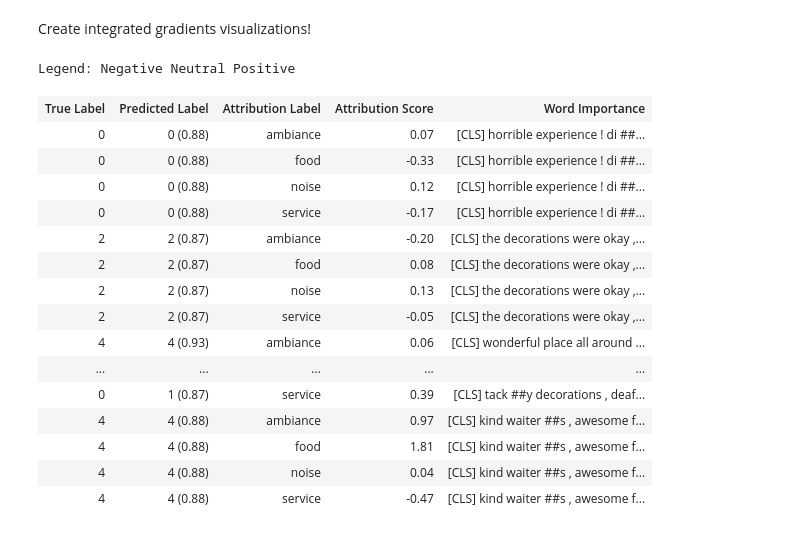
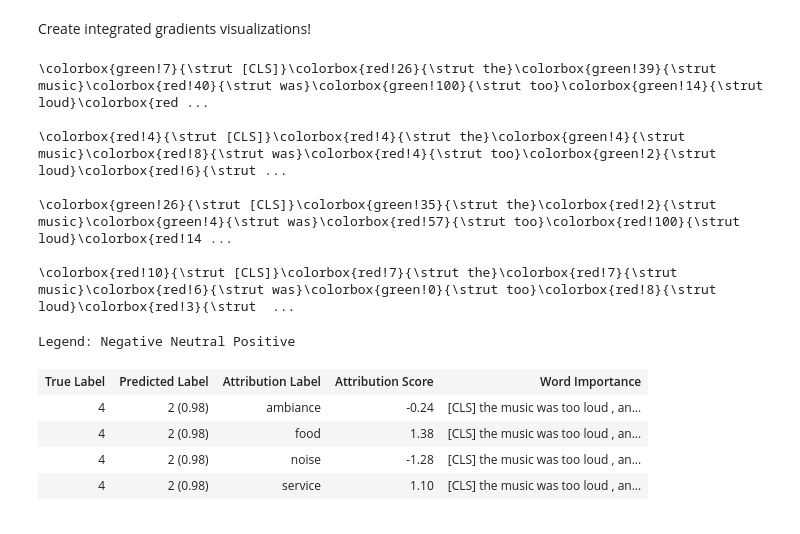
Before and after one commit to frankaging/Causal-Proxy-Model, a Jupyter notebook: cpm_experiments/gradients.ipynb, the cells around one changed output. Drawn from its saved outputs; the diff is of its cells as text; code cells hidden in the pictures.

```diff
--- a/cpm_experiments/gradients.ipynb
+++ b/cpm_experiments/gradients.ipynb
@@ -1658,8 +1474,7 @@ def hf_ig_analyses(inputs, targets, tokenizer, model):
         for aspect, _ in enumerate(ASPECTS):
             score_vis = hf_ig_analysis_one(text, true_class, tokenizer, model, aspect=aspect)
             data.append(score_vis)
-    viz.visualize_text(data)
-
+    html = viz.visualize_text(data)
 
 def hf_ig_analysis_one(text, true_class, tokenizer, model, device=0, aspect=None):
     # Option to look at different layers:
@@ -1671,7 +1486,7 @@ def hf_ig_analysis_one(text, true_class, tokenizer, model, device=0, aspect=None
         # logits at first index, cpm returns multiple logits
         # logits = model(inputs).logits
         # return logits[pred_ind] if isinstance(logits, tuple) else logits
-        return model(inputs)
+        return model(inputs, output_hidden_states=True)
 
     ig = LayerIntegratedGradients(ig_forward, layer)
 
@@ -1711,6 +1526,20 @@ def hf_ig_analysis_one(text, true_class, tokenizer, model, device=0, aspect=None
         raw_input_ids=raw_input,
         convergence_score=None)
 
+    max_score = max([abs(score) for score in scores.tolist()])
+    mag = 1.0/max_score
+    word_idx = 0
+    latex_str = ""
+    for score in scores.tolist():
+        sign = "green" if score > 0 else "red"
+        color_mag = int(abs(score*mag)*100)
+        word = raw_input[word_idx]
+        latex_str += "\\colorbox{"+sign+"!"+str(color_mag)+"}{\\strut "+word+"}"
+        word_idx += 1
+
+    print(latex_str)
+    print()
+
     return score_vis
 # %% [markdown]
 Create integrated gradients visualizations!
@@ -1734,20 +1563,29 @@ labels = [0, 2, 4, 3, 0, 4]
-# %%
-hf_ig_analyses(example_sentences, labels, cpm_explainer.tokenizer, cpm_explainer.cpm_model.model)
-# %% [output]
-Legend: Negative Neutral Positive
-| True Label | Predicted Label | Attribution Label | Attribution Score | Word Importance |
-| 0 | 0 (0.88) | ambiance | 0.07 | [CLS] horrible experience ! di ##... |
-| 0 | 0 (0.88) | food | -0.33 | [CLS] horrible experience ! di ##... |
-| 0 | 0 (0.88) | noise | 0.12 | [CLS] horrible experience ! di ##... |
-| 0 | 0 (0.88) | service | -0.17 | [CLS] horrible experience ! di ##... |
-| 2 | 2 (0.87) | ambiance | -0.20 | [CLS] the decorations were okay ,... |
-| 2 | 2 (0.87) | food | 0.08 | [CLS] the decorations were okay ,... |
-| 2 | 2 (0.87) | noise | 0.13 | [CLS] the decorations were okay ,... |
-| 2 | 2 (0.87) | service | -0.05 | [CLS] the decorations were okay ,... |
-| 4 | 4 (0.93) | ambiance | 0.06 | [CLS] wonderful place all around ... |
-| ... | ... | ... | ... | ... |
-| 0 | 1 (0.87) | service | 0.39 | [CLS] tack ##y decorations , deaf... |
-| 4 | 4 (0.88) | ambiance | 0.97 | [CLS] kind waiter ##s , awesome f... |
-| 4 | 4 (0.88) | food | 1.81 | [CLS] kind waiter ##s , awesome f... |
-| 4 | 4 (0.88) | noise | 0.04 | [CLS] kind waiter ##s , awesome f... |
-| 4 | 4 (0.88) | service | -0.47 | [CLS] kind waiter ##s , awesome f... |
+# %%
+example_sentences = [
+    'The music was too loud, and the decorations were tasteless, but they had friendly waiters and delicious pasta'
+]
+
+labels = [4]
+# %%
+CONTROL = False
+_ = random.seed(seed)
+_ = np.random.seed(seed)
+_ = torch.manual_seed(seed)
+hf_ig_analyses(
+    example_sentences, labels, explainer.tokenizer,
+    explainer.cpm_model.model
+)
+# %% [output]
+\colorbox{green!7}{\strut [CLS]}\colorbox{red!26}{\strut the}\colorbox{green!39}{\strut music}\colorbox{red!40}{\strut was}\colorbox{green!100}{\strut too}\colorbox{green!14}{\strut loud}\colorbox{red ...
+
+\colorbox{red!4}{\strut [CLS]}\colorbox{red!4}{\strut the}\colorbox{green!4}{\strut music}\colorbox{red!8}{\strut was}\colorbox{red!4}{\strut too}\colorbox{green!2}{\strut loud}\colorbox{red!6}{\strut ...
+
+\colorbox{green!26}{\strut [CLS]}\colorbox{green!35}{\strut the}\colorbox{red!2}{\strut music}\colorbox{green!4}{\strut was}\colorbox{red!57}{\strut too}\colorbox{red!100}{\strut loud}\colorbox{red!14 ...
+
+\colorbox{red!10}{\strut [CLS]}\colorbox{red!7}{\strut the}\colorbox{red!7}{\strut music}\colorbox{red!6}{\strut was}\colorbox{green!0}{\strut too}\colorbox{red!8}{\strut loud}\colorbox{red!3}{\strut  ...
+Legend: Negative Neutral Positive
+| True Label | Predicted Label | Attribution Label | Attribution Score | Word Importance |
+| 4 | 2 (0.98) | ambiance | -0.24 | [CLS] the music was too loud , an... |
+| 4 | 2 (0.98) | food | 1.38 | [CLS] the music was too loud , an... |
+| 4 | 2 (0.98) | noise | -1.28 | [CLS] the music was too loud , an... |
+| 4 | 2 (0.98) | service | 1.10 | [CLS] the music was too loud , an... |
```
Also changed, not shown: parts of 16 cells of this notebook, 4 other files.
